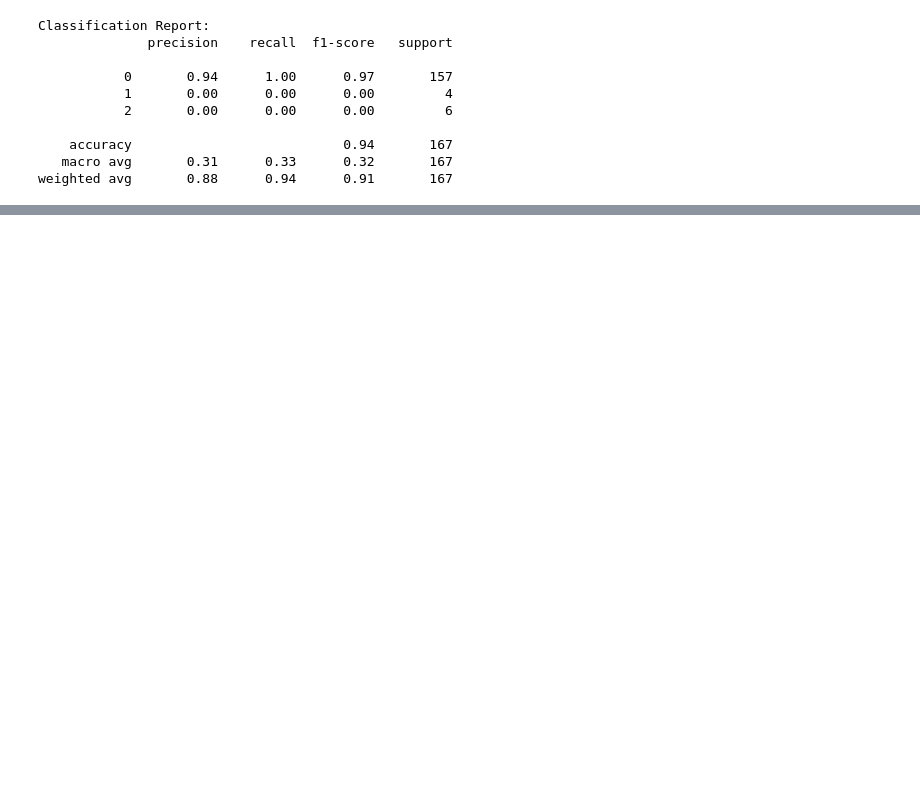
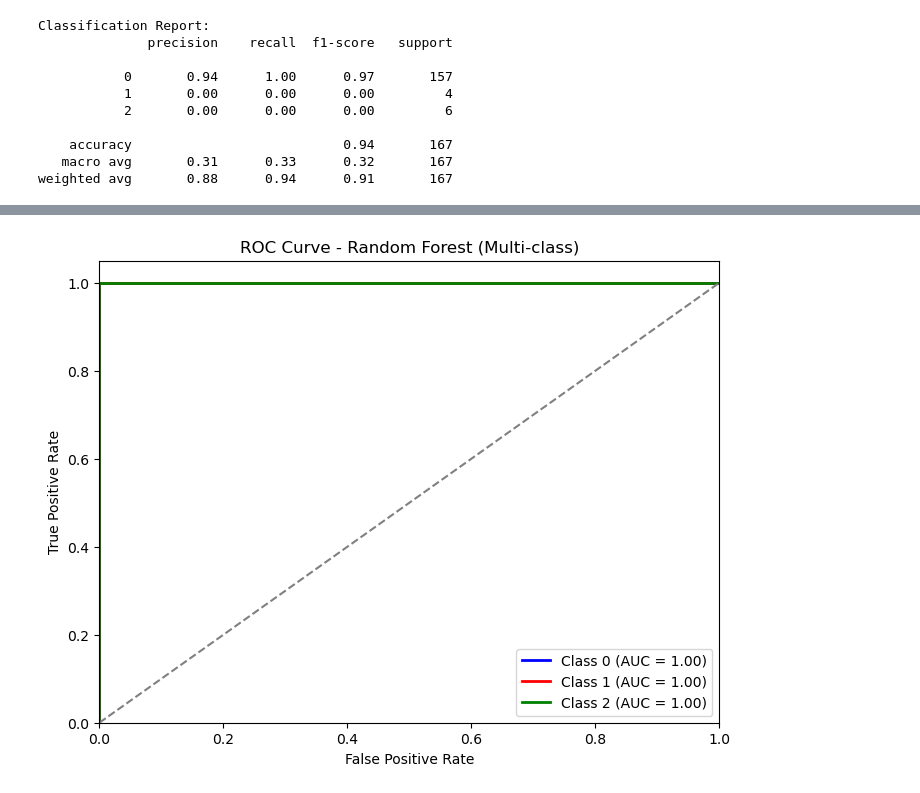
Before and after one commit to ksultana102/2023Applicants, a Jupyter notebook: model_selection.ipynb, the cells around one changed output, grey strips where cells are left out. Drawn from its saved outputs; the diff is of its cells as text; code cells hidden in the pictures; blank space fills up the shorter version.

```diff
--- a/model_selection.ipynb
+++ b/model_selection.ipynb
@@ -146,0 +475,97 @@ weighted avg       0.88      0.94      0.91       167
+# %%
+import pandas as pd
+from sklearn.model_selection import train_test_split, GridSearchCV, cross_val_score
+from sklearn.metrics import accuracy_score, classification_report, roc_curve, auc
+from sklearn.linear_model import LogisticRegression
+from sklearn.ensemble import RandomForestClassifier
+from sklearn.exceptions import ConvergenceWarning
+from imblearn.over_sampling import RandomOverSampler
+import matplotlib.pyplot as plt
+import numpy as np
+import warnings
+
+# Load the selected data
+selected_data = pd.read_csv('C:/Users/ksultana/Videos/Internship/selected_data.csv')
+
+# Initialize RandomOverSampler
+oversampler = RandomOverSampler(random_state=42)
+
+# Resample the data
+X_resampled, y_resampled = oversampler.fit_resample(selected_data.drop(columns=['selection_type']), selected_data['selection_type'])
+
+# Split the resampled data into training and testing sets
+X_train_resampled, X_test_resampled, y_train_resampled, y_test_resampled = train_test_split(X_resampled, y_resampled, test_size=0.2, random_state=42)
+
+# Define the grid of hyperparameters for Logistic Regression
+param_grid_lr = {
+    'C': [0.001, 0.01, 0.1, 1, 10, 100],
+    'penalty': ['l1', 'l2'],
+    'solver': ['liblinear', 'saga'],
+    'max_iter': [100, 200, 500, 1000]  # Added max_iter parameter
+}
+
+# Initialize GridSearchCV for Logistic Regression
+grid_search_lr = GridSearchCV(LogisticRegression(class_weight='balanced', random_state=42),
+                              param_grid_lr,
+                              cv=5,
+                              scoring='accuracy')
+
+# Suppress convergence warnings
+warnings.filterwarnings("ignore", category=ConvergenceWarning)
+
+# Perform grid search using resampled data
+grid_search_lr.fit(X_train_resampled, y_train_resampled)
+
+# Get the best hyperparameters
+best_params_lr = grid_search_lr.best_params_
+
+# Get the best model
+best_model_lr = grid_search_lr.best_estimator_
+
+# Print the best hyperparameters
+print("Best Hyperparameters for Logistic Regression:")
+print(best_params_lr)
+
+# Evaluate the best model on the test data
+y_pred_lr = best_model_lr.predict(X_test_resampled)
+accuracy_lr = accuracy_score(y_test_resampled, y_pred_lr)
+print("Accuracy of Logistic Regression on Test Data:", accuracy_lr)
+
+# Print classification report
+report_lr = classification_report(y_test_resampled, y_pred_lr, zero_division=0)
+print("Classification Report for Logistic Regression:\n", report_lr)
+
+# Train Random Forest model
+rf_model = RandomForestClassifier(n_estimators=100, random_state=42)
+rf_model.fit(X_train_resampled, y_train_resampled)
+
+# Perform cross-validation on the Random Forest model
+cv_scores_rf = cross_val_score(rf_model, X_resampled, y_resampled, cv=5, scoring='accuracy')
+print("Cross-validation scores for Random Forest:", cv_scores_rf)
+print("Mean cross-validation accuracy for Random Forest:", np.mean(cv_scores_rf))
+
+# Get predicted probabilities
+y_probs_rf = rf_model.predict_proba(X_test_resampled)
+
+# Calculate ROC curve and AUC for each class
+fpr_rf = dict()
+tpr_rf = dict()
+roc_auc_rf = dict()
+for i in range(3):  # Assuming there are 3 classes
+    fpr_rf[i], tpr_rf[i], _ = roc_curve(y_test_resampled, y_probs_rf[:, i], pos_label=i)
+    roc_auc_rf[i] = auc(fpr_rf[i], tpr_rf[i])
+
+# Plot ROC curves
+plt.figure(figsize=(8, 6))
+colors = ['blue', 'red', 'green']
+for i, color in zip(range(3), colors):
+    plt.plot(fpr_rf[i], tpr_rf[i], color=color, lw=2, label=f'Class {i} (AUC = {roc_auc_rf[i]:.2f})')
+plt.plot([0, 1], [0, 1], color='gray', linestyle='--')
+plt.xlim([0.0, 1.0])
+plt.ylim([0.0, 1.05])
+plt.xlabel('False Positive Rate')
+plt.ylabel('True Positive Rate')
+plt.title('ROC Curve - Random Forest (Multi-class)')
+plt.legend(loc='lower right')
+plt.show()
+# %% [output]
@@ -146,0 +588 @@ weighted avg       0.88      0.94      0.91       167
+[figure, added]
```
Also changed, not shown: parts of 14 cells of this notebook.
